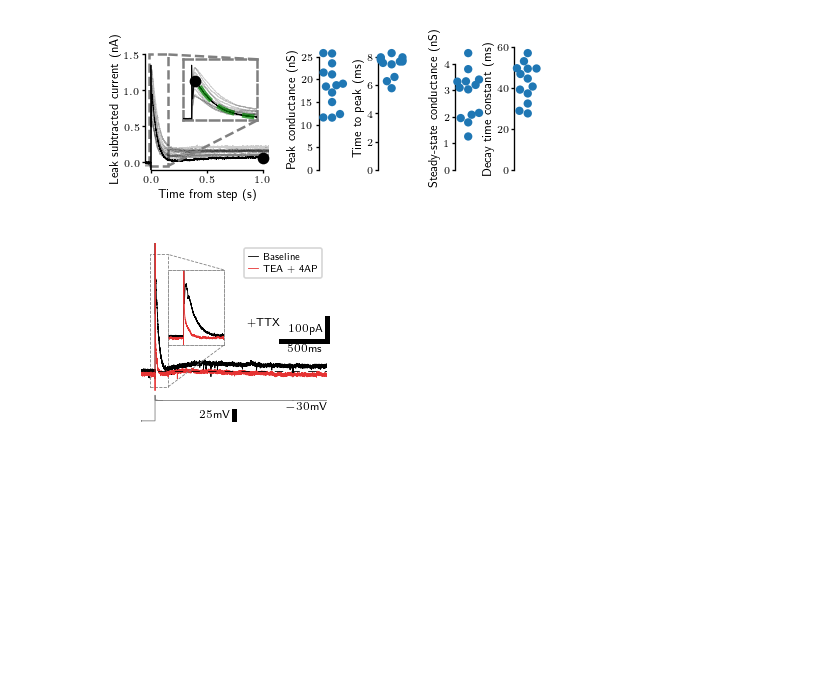
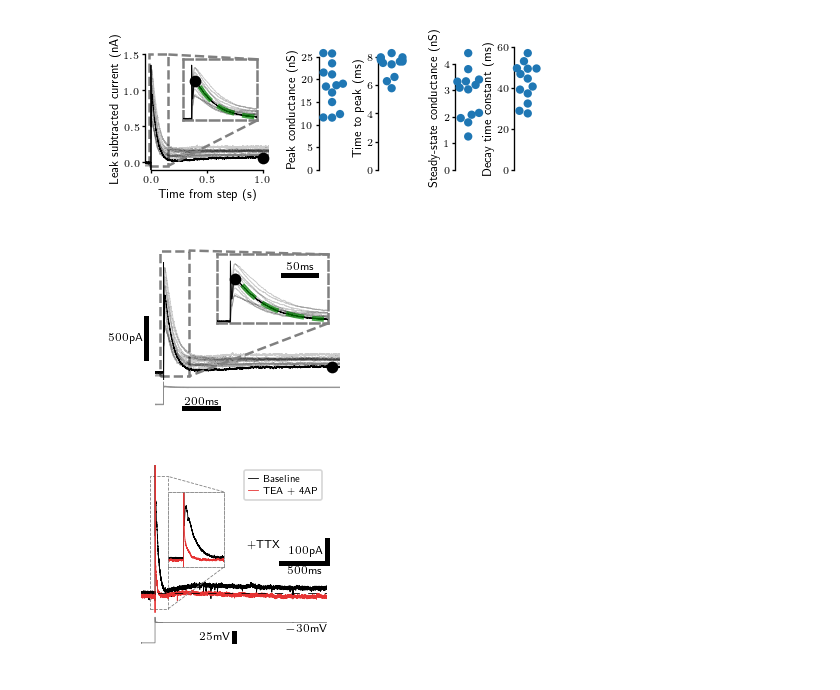
Before and after one commit to nauralcodinglab/raphegif, a Jupyter notebook: figs/scripts/writeup/ser_currents.ipynb, the cells around one changed output. Drawn from its saved outputs; the diff is of its cells as text; code cells hidden in the pictures; blank space fills up the shorter version.

Commit message:
Comparison of transient current parameters

```diff
--- a/figs/scripts/writeup/ser_currents.ipynb
+++ b/figs/scripts/writeup/ser_currents.ipynb
@@ -166,7 +167,7 @@ for i in range(len(gating)):
         t_vec[peak_fit_params['decay_slice']]]
     ))
 
-    IA_inactivation['traces'].append(np.array([gating[i][0, :, -1], t_vec]))
+    IA_inactivation['traces'].append(np.array([gating[i][0, :, -1], gating[i][1, :, -1], t_vec]))
 
     p_tmp, fitted_tmp = fit_decay_curve(
         fitted_tmp,
@@ -256,0 +260,3 @@ Steady state amplitudes (nS)                 2.84 +/- 0.252
+# %%
+IA_inactivation['steady_state_conductance'] = IA_inactivation['steady_state_amplitudes'] / step_amplitude
+IA_inactivation['peak_conductance'] = IA_inactivation['peak_amplitudes'] / step_amplitude
@@ -357,6 +413,86 @@ if IMG_PATH is not None:
 plt.show()
 # %% [output]
 [figure]
+# %%
+fit_example_no = 5
+bg_tr_alpha = 0.2
+
+tr_spec = gs.GridSpec(2, 1, height_ratios=[1, 0.2], hspace=0, top=0.97, bottom=0.05, right=0.97, left=0.2)
+
+plt.figure(figsize=(2, 1.5))
+
+wc_ax = plt.subplot(tr_spec[0, :])
+plt.plot(
+    (IA_inactivation['traces'][:, 2, :].T - 2606.2),
+    IA_inactivation['traces'][:, 0, :].T,
+    'k-', lw=0.5, alpha=bg_tr_alpha
+)
+plt.plot(
+    (IA_inactivation['traces'][fit_example_no, 2, :].T - 2606.2),
+    IA_inactivation['traces'][fit_example_no, 0, :].T,
+    'k-', lw=0.5, zorder=100
+)
+plt.plot(
+    (peak_fit_params['steady_state_time'] - peak_fit_params['stimulus_start_time']),
+    IA_inactivation['steady_state_amplitudes'][fit_example_no],
+    'ko', zorder=101
+)
+plt.xlim(-50, 1050)
+plt.ylim(-100, 1600)
+pltools.add_scalebar(y_units='pA', omit_x=True, anchor=(-0.05, 0.1))
+sns.despine(ax=plt.gca(), trim=True)
+
+wc_ins = inset_axes(wc_ax, '60%', '50%', loc='upper right', borderpad=1.2)
+plt.plot(
+    (IA_inactivation['traces'][:, 2, :].T - 2606.2),
+    IA_inactivation['traces'][:, 0, :].T,
+    'k-', lw=0.5, alpha=bg_tr_alpha
+)
+plt.plot(
+    (IA_inactivation['traces'][fit_example_no, 2, :].T - 2606.2),
+    IA_inactivation['traces'][fit_example_no, 0, :].T,
+    'k-', lw=0.5, zorder=100
+)
+plt.plot(
+    IA_inactivation['peak_latencies'][fit_example_no],
+    IA_inactivation['peak_amplitudes'][fit_example_no],
+    'ko', zorder=101
+)
+plt.plot(
+    np.linspace(
+        peak_fit_params['decay_slice'].start * 0.1,
+        peak_fit_params['decay_slice'].stop * 0.1,
+        len(fitted_tmp[0, :])
+    )
+    - peak_fit_params['stimulus_start_time'],
+    IA_inactivation['fitted_curves'][fit_example_no, 0, :],
+    '--', color = 'green', alpha=0.7, lw=3, zorder=101
+)
+plt.xlim(-20, 150)
+plt.ylim(-50, 1500)
+pltools.add_scalebar(x_units='ms', omit_y=True, anchor=(0.95, 0.7), x_label_space=0.05, remove_frame=False)
+plt.xticks([])
+plt.yticks([])
+dashedBorder(wc_ins, lw=1.5)
+mark_inset(wc_ax, wc_ins, 1, 4, ls='--', color='gray', lw=1.5)
+
+plt.subplot(tr_spec[1, :])
+plt.plot(
+    (IA_inactivation['traces'][:, 2, :].T - 2606.2),
+    IA_inactivation['traces'][:, 1, :].T,
+    '-', color='gray', lw=0.5, alpha=bg_tr_alpha
+)
+plt.xlim(-50, 1050)
+pltools.add_scalebar(x_units='ms', omit_y=True, anchor=(0.4, 0), x_label_space=0.05)
+
+plt.tight_layout()
+
+if IMG_PATH is not None:
+    plt.savefig(os.path.join(IMG_PATH, 'ser_kinetics_trace_only.png'))
+
+plt.show()
+# %% [output]
+[figure, added]
 # %%
 Kslow_xlim = (2450, 8500)
 
```
Also changed, not shown: parts of 10 cells of this notebook, 2 other files.
